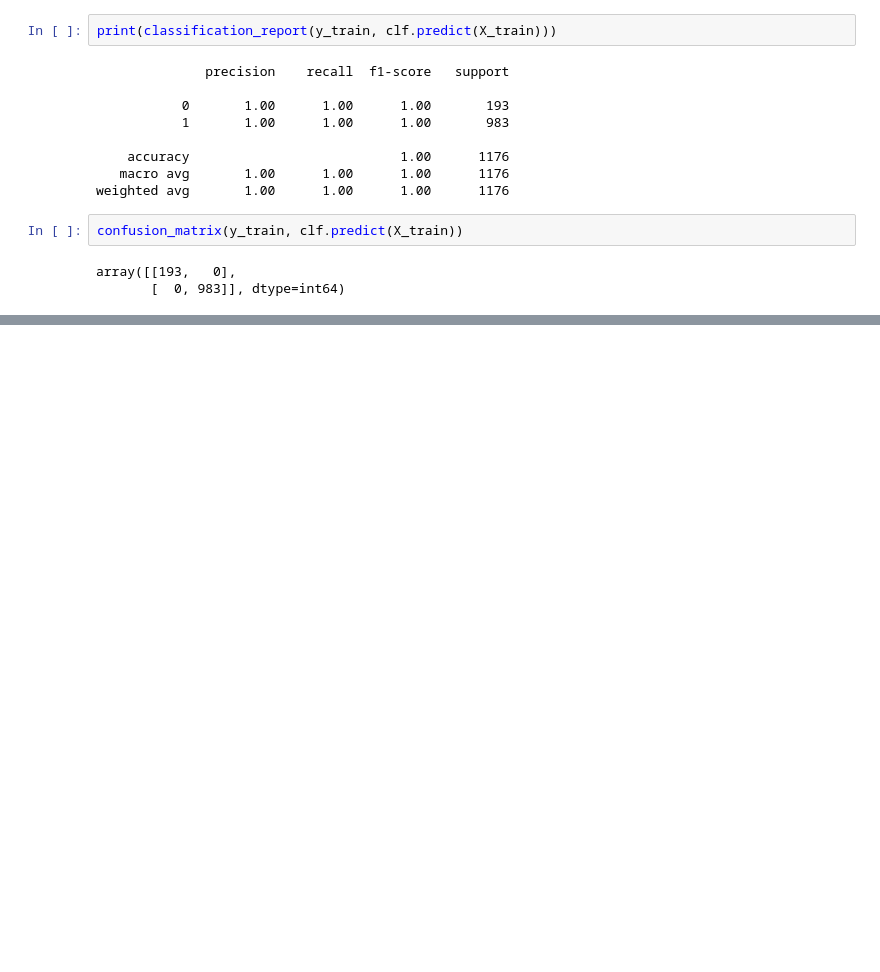
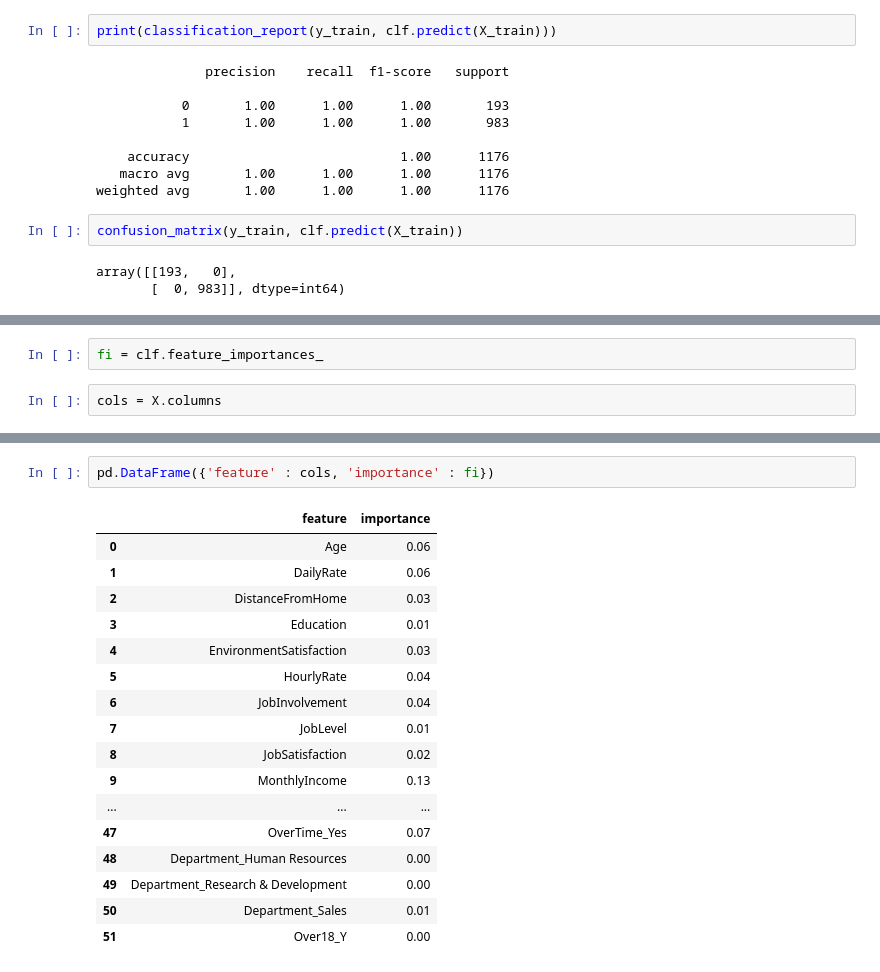
Before and after one commit to anderseline/Python-ML, a Jupyter notebook: tree/project_hr.ipynb, the cells around one changed output, grey strips where cells are left out. Cells and saved outputs as stored; diff of their text form; blank space fills up the shorter version.

Commit message:
feature importances

```diff
--- a/tree/project_hr.ipynb
+++ b/tree/project_hr.ipynb
@@ -247,0 +249,4 @@ array([[ 16,  28],
+# %%
+fi = clf.feature_importances_
+# %%
+cols = X.columns
@@ -247,0 +275,20 @@ array([[ 16,  28],
+# %%
+pd.DataFrame({'feature' : cols, 'importance' : fi})
+# %% [output]
+|  | feature | importance |
+| 0 | Age | 0.06 |
+| 1 | DailyRate | 0.06 |
+| 2 | DistanceFromHome | 0.03 |
+| 3 | Education | 0.01 |
+| 4 | EnvironmentSatisfaction | 0.03 |
+| 5 | HourlyRate | 0.04 |
+| 6 | JobInvolvement | 0.04 |
+| 7 | JobLevel | 0.01 |
+| 8 | JobSatisfaction | 0.02 |
+| 9 | MonthlyIncome | 0.13 |
+| ... | ... | ... |
+| 47 | OverTime_Yes | 0.07 |
+| 48 | Department_Human Resources | 0.00 |
+| 49 | Department_Research & Development | 0.00 |
+| 50 | Department_Sales | 0.01 |
+| 51 | Over18_Y | 0.00 |
```
Also changed, not shown: parts of 9 cells of this notebook, 1 other file.
